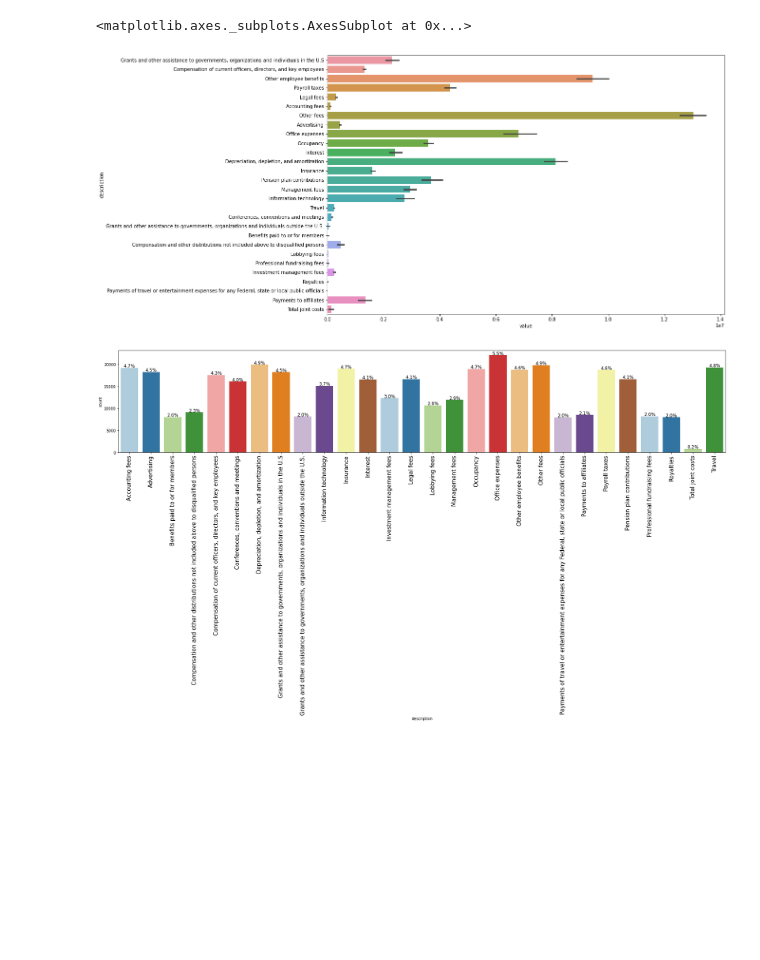
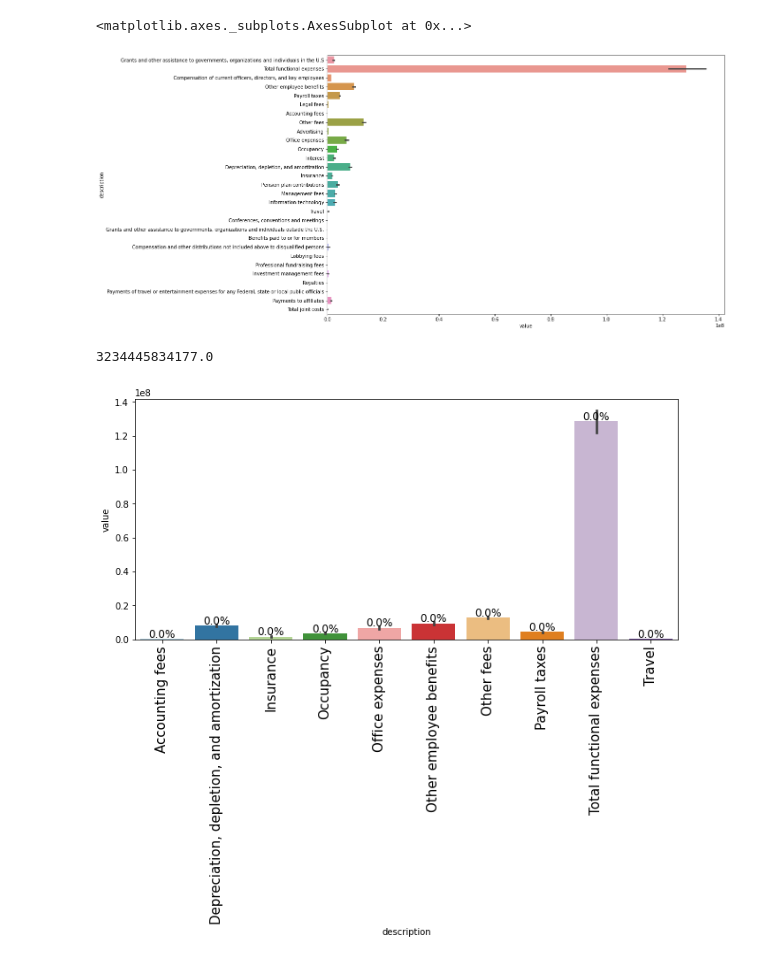
Before and after one commit to Vidhi-H-Patel/990-Project, a Jupyter notebook: Data_analysis.ipynb, the cells around one changed output. Drawn from its saved outputs; the diff is of its cells as text; code cells hidden in the pictures; blank space fills up the shorter version.

Commit message:
Cleaning hospital names

```diff
--- a/Data_analysis.ipynb
+++ b/Data_analysis.ipynb
@@ -46,0 +107,4 @@ sorted(data['description'].unique())
+# %%
+#drop the two hospitals that have been sold, hence have no expense
+data.drop(205361, inplace=True)
+data.drop(272135, inplace=True)
@@ -50,6 +116,10 @@ sorted(data['description'].unique())
 # values_total
 # data2.groupby(level=0).apply(lambda x: 100 * x / float(x.sum())).round(1)
 # data2
+for i in data['object_id']:
+    print(i)
+    break
+
 
 data_test = data['object_id'][3]
 data_plot = data[data['object_id']==data_test]
@@ -73,5 +133,6 @@ sns.barplot(data=data_plot, y="description", x="perc_cost")
 # %%
-df = data.drop(data[data['description']=='Total functional expenses'].index)
+# df = data.drop(data[data['description']=='Total functional expenses'].index)
+df = data.copy()
 df = df.drop(df[df['description']=='Other salaries and wages'].index)
 df = df.drop(df[df['description']=='All other expenses'].index)
 
@@ -79,34 +140,37 @@ plt.figure(figsize=(15,10))
 sns.barplot(data=df, y='description', x='value')
 # %% [output]
 <matplotlib.axes._subplots.AxesSubplot at 0x...>
-[figure, old version]
+[figure, new version]
 # %%
 # function to create labeled barplots
 
 
-def labeled_barplot(data, feature, perc=False, n=None):
+def labeled_barplot(data, x,y, perc=False, n=None):
     """
     Barplot with percentage at the top
 
     data: dataframe
+    x: x-axis
+    y: y-axis
     feature: dataframe column
     perc: whether to display percentages instead of count (default is False)
     n: displays the top n category levels (default is None, i.e., display all levels)
     """
 
-    total = len(data[feature])  # length of the column
-    count = data[feature].nunique()
+    total = data['value'].where(data['description']=="Total functional expenses").sum()
+    count = data[x].nunique()
     if n is None:
         plt.figure(figsize=(count + 1, 5))
     else:
         plt.figure(figsize=(n + 1, 5))
 
     plt.xticks(rotation=90, fontsize=15)
-    ax = sns.countplot(
+    ax = sns.barplot(
         data=data,
-        x=feature,
+        x=x,
+        y=y,
         palette="Paired",
-        order=data[feature].value_counts().index[:n].sort_values(),
+        order=data[x].value_counts().index[:n].sort_values(),
     )
 
     for p in ax.patches:
@@ -132,6 +196,7 @@ def labeled_barplot(data, feature, perc=False, n=None):
 
     plt.show()  # show the plot
 # %%
-labeled_barplot(df, "description", perc=True)
+labeled_barplot(df, "description", y ='value', perc=True, n=10)
 # %% [output]
+3234445834177.0
-[figure, old version]
+[figure, new version]
```
Also changed, not shown: parts of 13 cells of this notebook, 1 other file.
